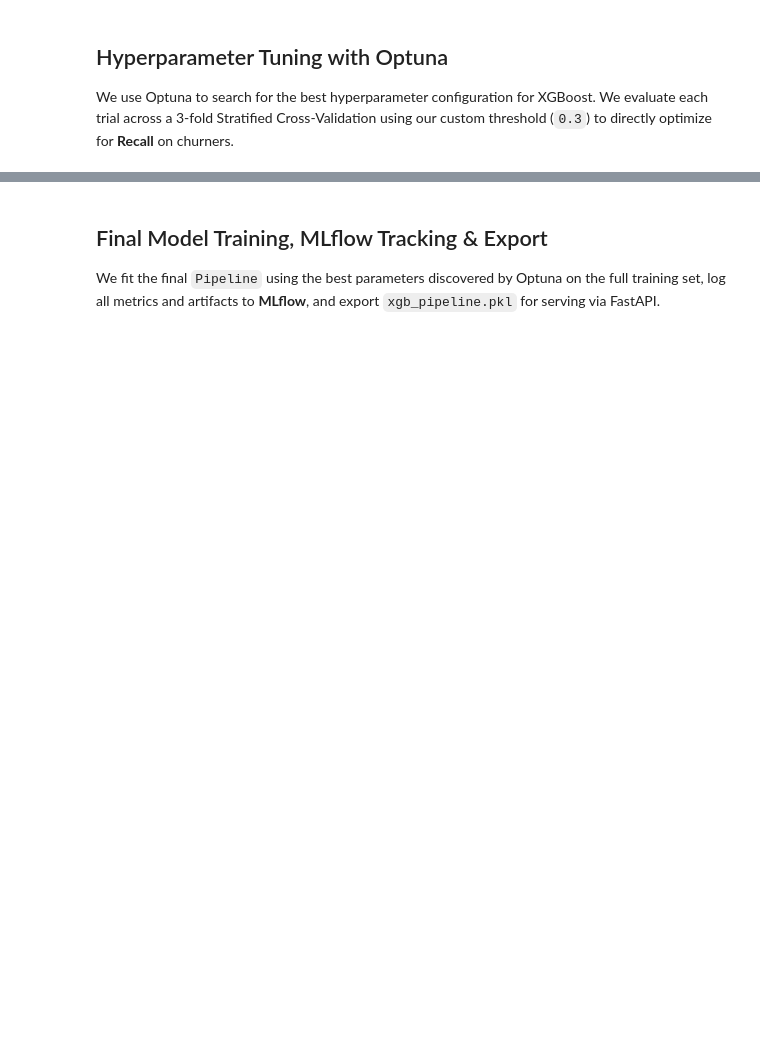
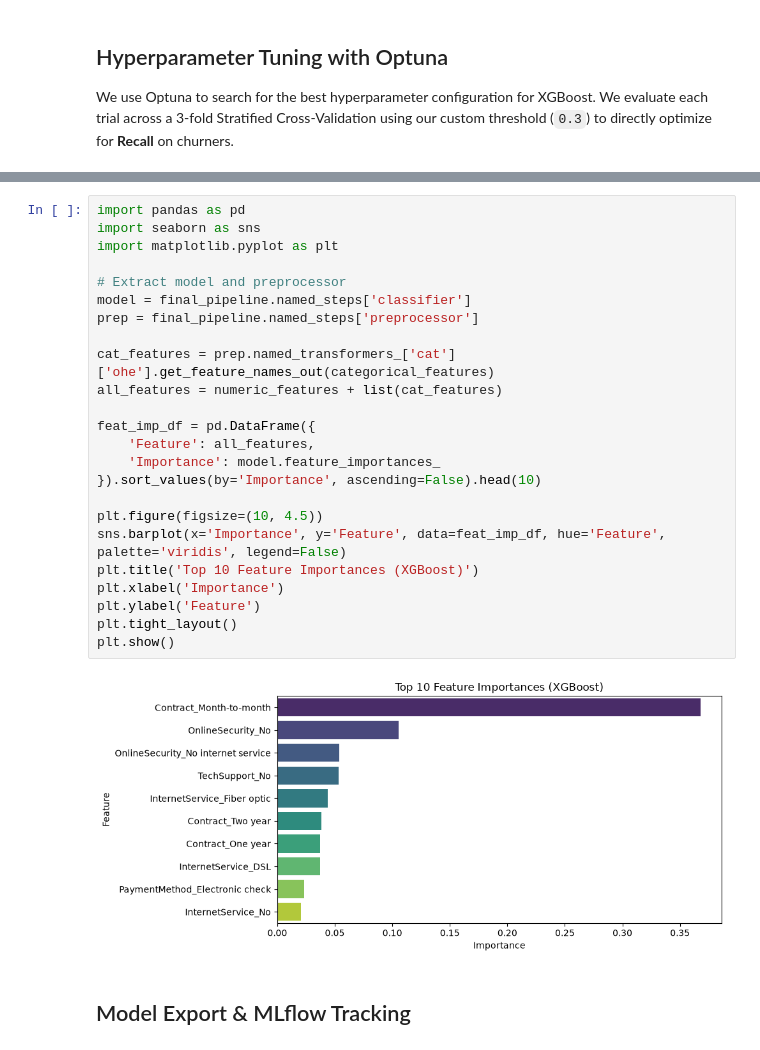
Before and after one commit to myroslav284/Telco-Customer-Churn-ML, a Jupyter notebook: notebooks/01_model_training.ipynb, the cells around one changed output, grey strips where cells are left out. Drawn from its saved outputs; the diff is of its cells as text; blank space fills up the shorter version.

```diff
--- a/notebooks/01_model_training.ipynb
+++ b/notebooks/01_model_training.ipynb
@@ -530,6 +680,31 @@ weighted avg      0.814     0.656     0.674      1409
+# %%
+import pandas as pd
+import seaborn as sns
+import matplotlib.pyplot as plt
+
+# Extract model and preprocessor
+model = final_pipeline.named_steps['classifier']
+prep = final_pipeline.named_steps['preprocessor']
+
+cat_features = prep.named_transformers_['cat']['ohe'].get_feature_names_out(categorical_features)
+all_features = numeric_features + list(cat_features)
+
+feat_imp_df = pd.DataFrame({
+    'Feature': all_features,
+    'Importance': model.feature_importances_
+}).sort_values(by='Importance', ascending=False).head(10)
+
+plt.figure(figsize=(10, 4.5))
+sns.barplot(x='Importance', y='Feature', data=feat_imp_df, hue='Feature', palette='viridis', legend=False)
+plt.title('Top 10 Feature Importances (XGBoost)')
+plt.xlabel('Importance')
+plt.ylabel('Feature')
+plt.tight_layout()
+plt.show()
+# %% [output]
+[figure, added]
 # %% [markdown]
-## Final Model Training, MLflow Tracking & Export
-We fit the final `Pipeline` using the best parameters discovered by Optuna on the full training set, log all metrics and artifacts to **MLflow**, and export `xgb_pipeline.pkl` for serving via FastAPI.
+## Model Export & MLflow Tracking
 # %%
 import os
 import joblib
```
Also changed, not shown: parts of 17 cells of this notebook, 2 other files.
